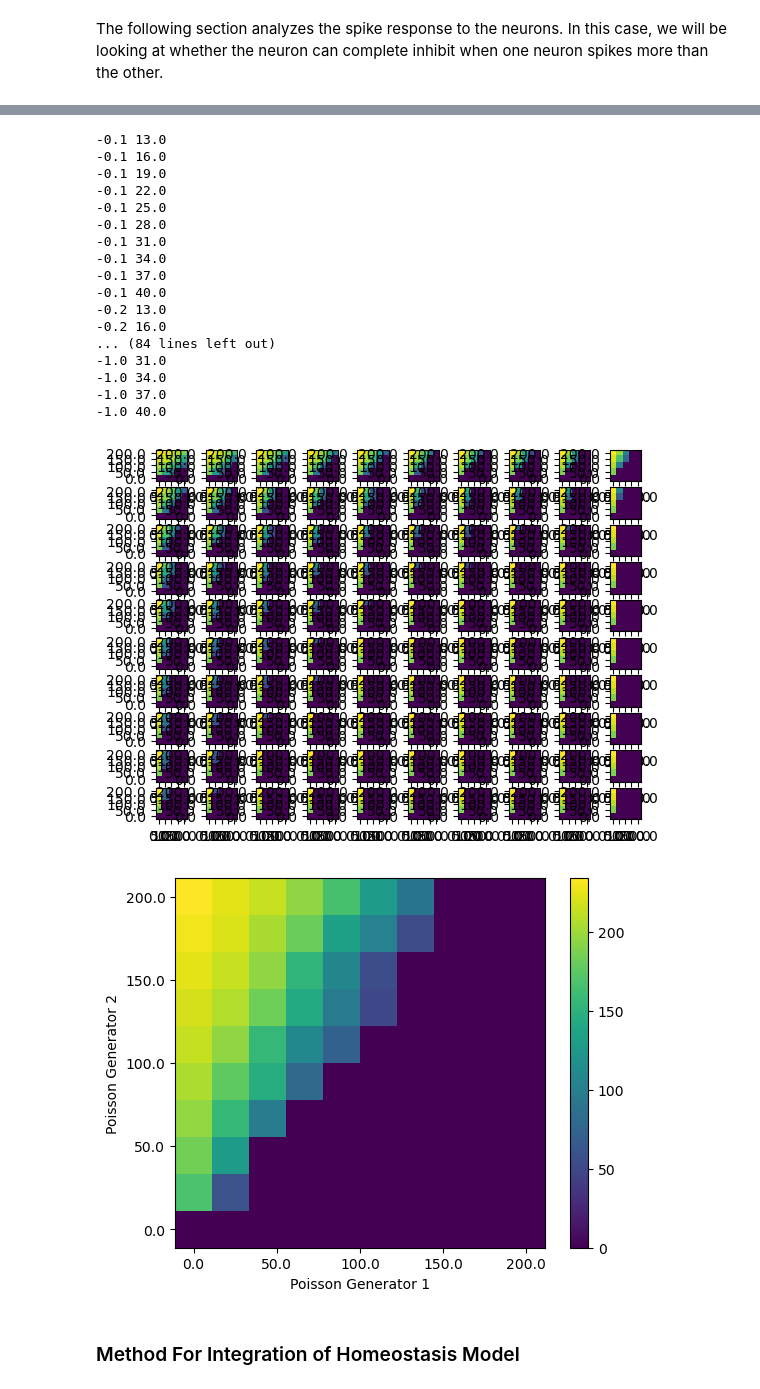
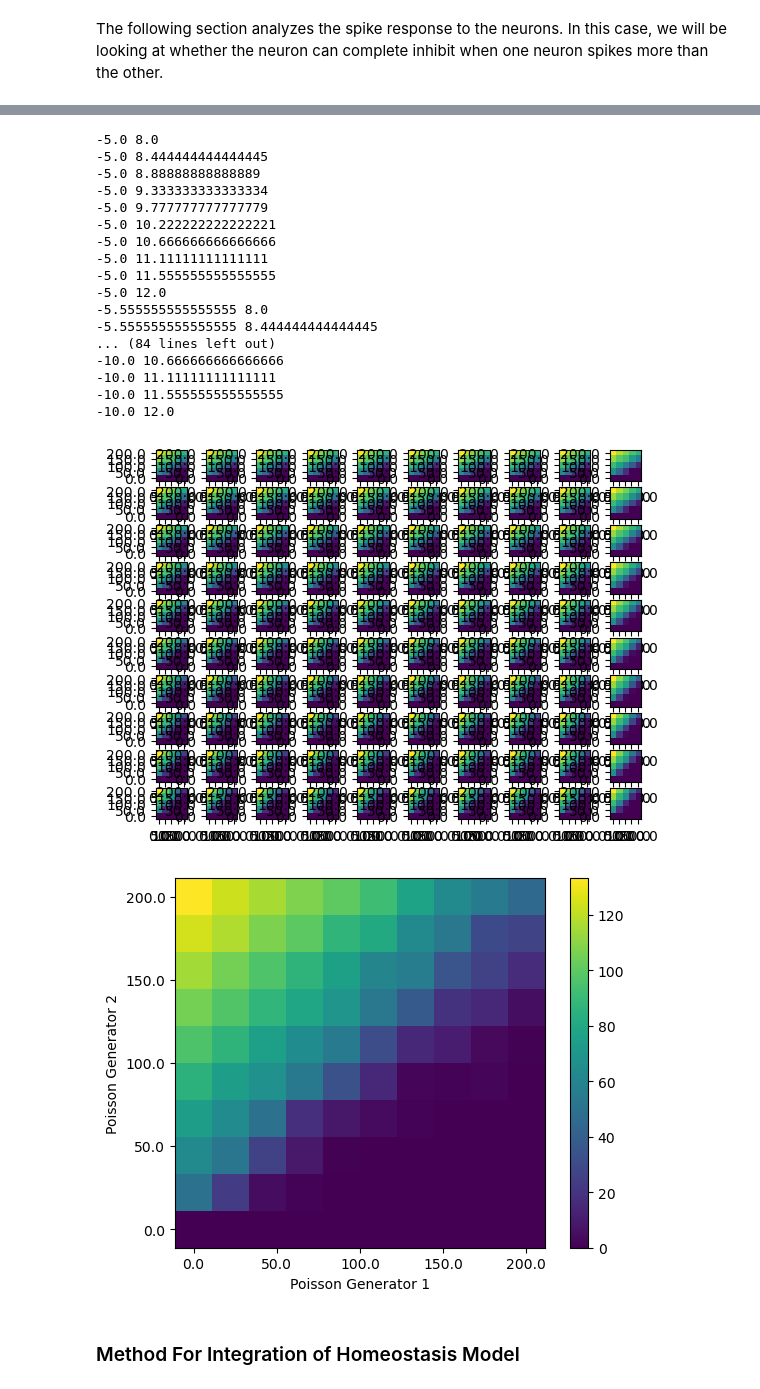
Before and after one commit to aung9htet/counting_snn, a Jupyter notebook: subitization_notebook.ipynb, the cells around one changed output, grey strips where cells are left out. Saved outputs shown, nothing was run; the diff lists cells and outputs as text; code cells hidden in the pictures.

```diff
--- a/subitization_notebook.ipynb
+++ b/subitization_notebook.ipynb
@@ -840,16 +839,16 @@ plt.show()
 # %% [markdown]
 #### Test Homeostasis
 # %%
-def test_homeostasis(rate1, rate2, in_weight, tau_in):
+def test_homeostasis(rate1, rate2, in_weight, tau_in = 1):
     parameters = {
         "V_m": 0,                       # mV
         "E_L": 0,                       # mV
         "V_th": 0.8,                    # mV
         "V_reset": 0,                   # mV
-        "tau_syn_ex": 20,             # ms rise time of the excitatory synaptic alpha function (i.e. to see the current for each spike decays)
-        "tau_syn_in": tau_in,             # ms rise time of the inhibitory synaptic alpha function (i.e. to see the current for each spike decays)
+        "tau_syn_ex": 75,               # ms rise time of the excitatory synaptic alpha function (i.e. to see the current for each spike decays)
+        "tau_syn_in": 50,               # ms rise time of the inhibitory synaptic alpha function (i.e. to see the current for each spike decays)
         # "I_e": current * (10 ** 6),   # pA input current (commented)
-        "I_e": 0.45 * (10 ** 6),     # pA input current
+        "I_e": 0.45 * (10 ** 6),        # pA input current
         "tau_m": 7.04,                     # ms membrane time constant
         "C_m": 3.96 * 10**6,               # pF membrane capacitance (calculated for R = 1)
         "t_ref": 0                      # ms refractory period
@@ -879,21 +878,21 @@ def test_homeostasis(rate1, rate2, in_weight, tau_in):
     # Synapse Connection Management
     nest.Connect(multimeter, neuron)
     nest.Connect(neuron, spike_recorder)
-    nest.Connect(poi_gen1, neuron, syn_spec={'weight': 0.1 * 10**3})
+    nest.Connect(poi_gen1, neuron, syn_spec={'weight': 6 * 10**3})
     nest.Connect(poi_gen2, neuron, syn_spec={'weight': in_weight * 10**3})
 
     # Simulation
     nest.Simulate(10000)
 
     # print(spike_recorder.get("events")["times"])
-    return len(spike_recorder.get("events")["times"]), multimeter.get()
+    return len(spike_recorder.get("events")["times"])/10, multimeter.get()
 # %% [markdown]
 #### Understanding the spike responses
 # %% [markdown]
 The following section analyzes the spike response to the neurons. In this case, we will be looking at whether the neuron can complete inhibit when one neuron spikes more than the other.
 # %%
 # Plot
-fr, dmm = test_homeostasis(20, 0, 0)
+fr, dmm = test_homeostasis(100, 0, -60, 10)
 Vms = dmm["events"]["V_m"]
 ts = dmm["events"]["times"]
 plt.figure(1)
@@ -909,16 +908,14 @@ no_of_test = 5
 rate1_range = np.linspace(200, 0, no_of_test)
 rate2_range = np.linspace(0, 200, no_of_test)
 record_fr = np.empty((len(rate1_range), len(rate2_range)))
-weight_range = np.linspace(-0.1, -1, 10)
-tau_in_range = np.linspace(13, 40, 10)
+weight_range = np.linspace(-5, -10, 10)
+tau_in_range = np.linspace(8, 12, 10)
 for weight_i in range(len(weight_range)):
     for tau_in_i in range(len(tau_in_range)):
         print(weight_range[weight_i], tau_in_range[tau_in_i])
         for r1_i in range(len(rate1_range)):
             for r2_i in range(len(rate2_range)):
                 fr, _ = test_homeostasis(rate1_range[r1_i], rate2_range[r2_i], weight_range[weight_i], tau_in_range[tau_in_i])
-                if fr < 50:
-                    fr = 0
                 record_fr[r1_i][r2_i] = fr
         img = axs[weight_i, tau_in_i].imshow(record_fr)
         axs[weight_i, tau_in_i].set_xticks(np.linspace(0, no_of_test - 1,5))
@@ -927,46 +924,43 @@ for weight_i in range(len(weight_range)):
         axs[weight_i, tau_in_i].set_yticklabels(labels = np.linspace(200, 0, 5))
 plt.show()
 # %% [output]
--0.1 13.0
--0.1 16.0
--0.1 19.0
--0.1 22.0
--0.1 25.0
--0.1 28.0
--0.1 31.0
--0.1 34.0
--0.1 37.0
--0.1 40.0
--0.2 13.0
--0.2 16.0
+-5.0 8.0
+-5.0 8.444444444444445
+-5.0 8.88888888888889
+-5.0 9.333333333333334
+-5.0 9.777777777777779
+-5.0 10.222222222222221
+-5.0 10.666666666666666
+-5.0 11.11111111111111
+-5.0 11.555555555555555
+-5.0 12.0
+-5.555555555555555 8.0
+-5.555555555555555 8.444444444444445
 ... (84 lines left out)
--1.0 31.0
--1.0 34.0
--1.0 37.0
--1.0 40.0
+-10.0 10.666666666666666
+-10.0 11.11111111111111
+-10.0 11.555555555555555
+-10.0 12.0
-[figure, old version]
+[figure, new version]
 # %%
-fr, _ = test_homeostasis(rate1_range[r1_i], rate2_range[r2_i], -0.1, 34)
 no_of_test = 10
 rate1_range = np.linspace(200, 0, no_of_test)
 rate2_range = np.linspace(0, 200, no_of_test)
 record_fr = np.empty((len(rate1_range), len(rate2_range)))
 for r1_i in range(len(rate1_range)):
     for r2_i in range(len(rate2_range)):
-        fr, _ = test_homeostasis(rate1_range[r1_i], rate2_range[r2_i], -0.1, 34)
-        if fr < 50:
-            fr = 0
+        fr, _ = test_homeostasis(rate1_range[r1_i], rate2_range[r2_i], -8, 10)
         record_fr[r1_i][r2_i] = fr
 plt.figure()
 plt.imshow(record_fr)
 plt.xlabel("Poisson Generator 1")
 plt.ylabel("Poisson Generator 2")
 plt.xticks(ticks=np.linspace(0, no_of_test - 1,5), labels=np.linspace(0, 200, 5))
 plt.yticks(ticks=np.linspace(0, no_of_test - 1,5), labels=np.linspace(200, 0, 5))
 plt.colorbar()
 plt.show()
 # %% [output]
-[figure, old version]
+[figure, new version]
 # %% [markdown]
 ### Method For Integration of Homeostasis Model
 # %% [markdown]
```
Also changed, not shown: parts of 15 cells of this notebook.
